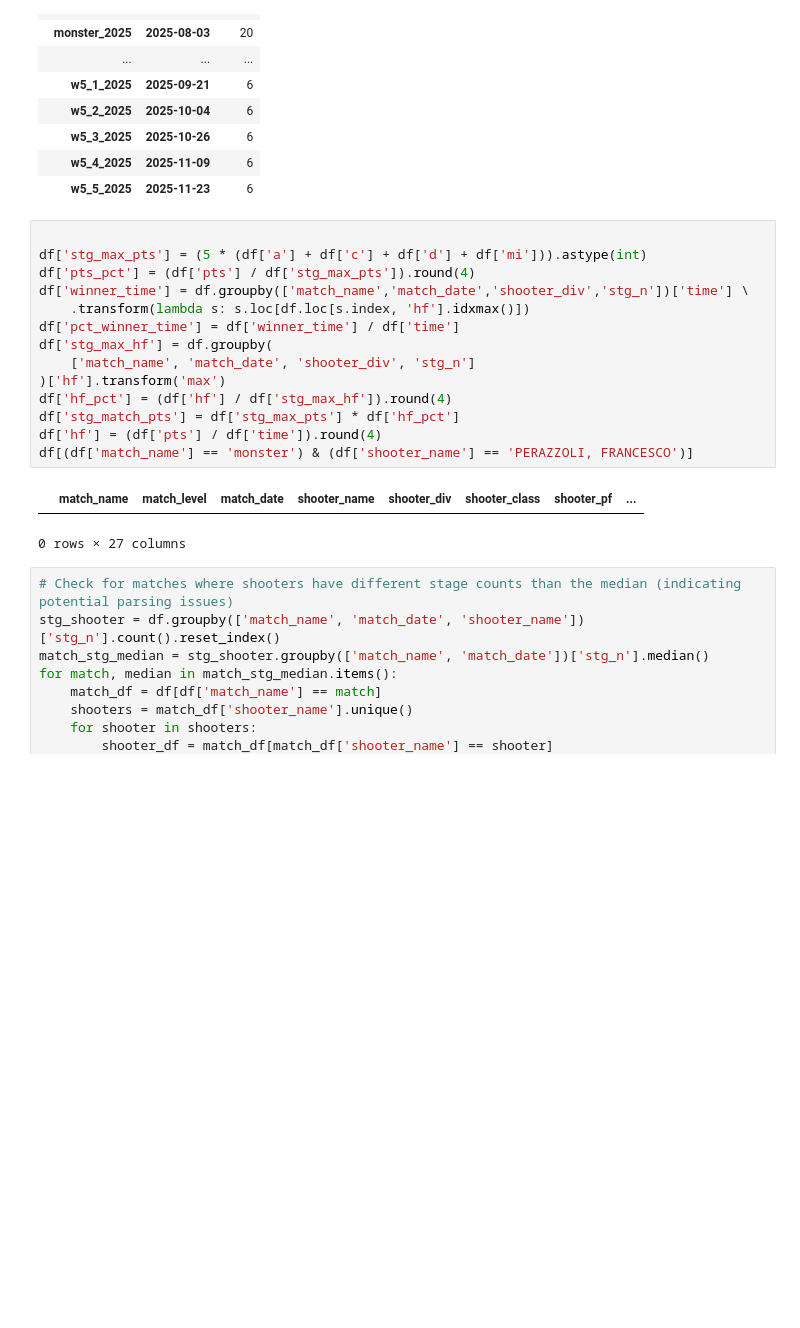
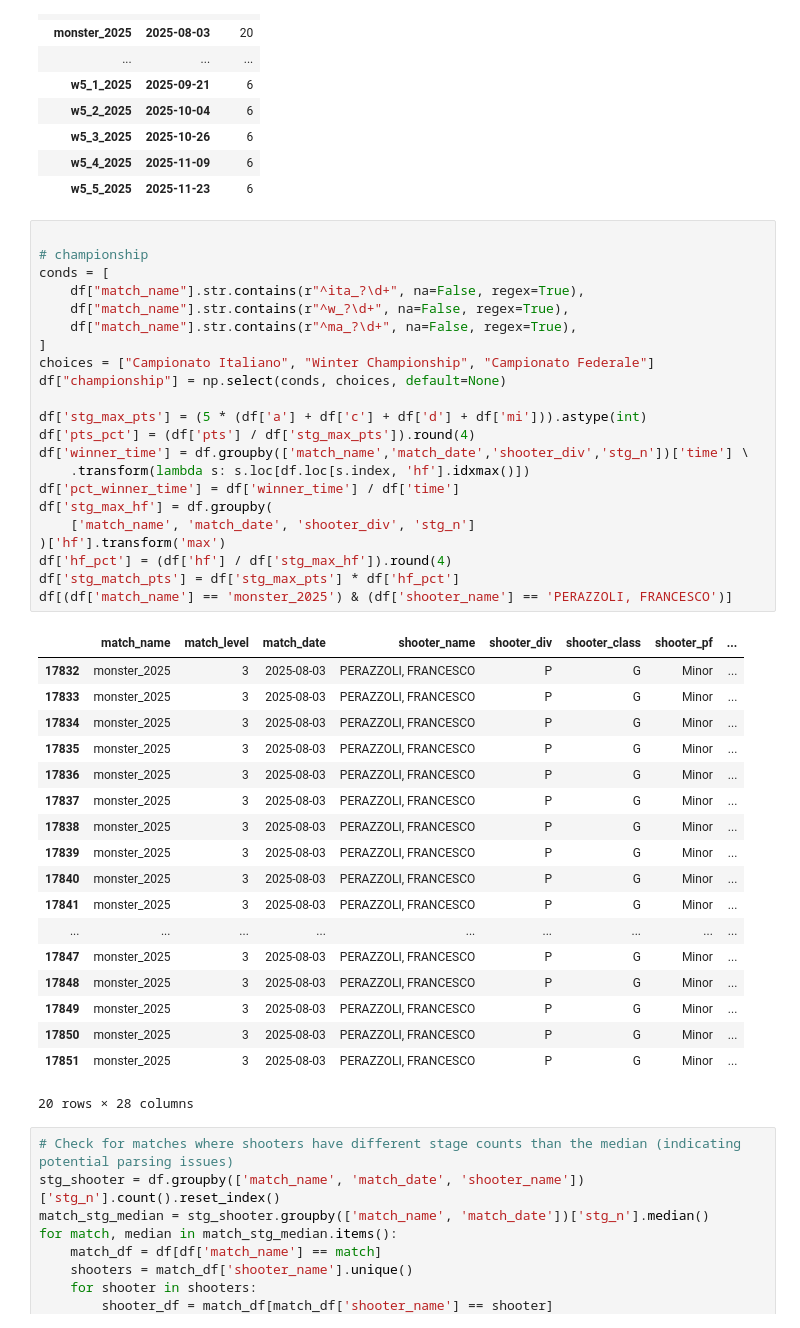
Before and after one commit to antobzzll/ipsc-performance, a Jupyter notebook: data/scraper2 copy 2.ipynb, the cells around one changed output. Cells and saved outputs as stored; diff of their text form; blank space fills up the shorter version.

```diff
--- a/data/scraper2 copy.ipynb
+++ b/data/scraper2 copy 2.ipynb
@@ -250,22 +250,46 @@ df[df["shooter_name"].str.contains("BUZZELLI, ANTONIO", na=False)].groupby(['mat
 | w5_4_2025 | 2025-11-09 | 6 |
 | w5_5_2025 | 2025-11-23 | 6 |
 # %%
+
+# championship
+conds = [
+    df["match_name"].str.contains(r"^ita_?\d+", na=False, regex=True),
+    df["match_name"].str.contains(r"^w_?\d+", na=False, regex=True),
+    df["match_name"].str.contains(r"^ma_?\d+", na=False, regex=True),
+]
+choices = ["Campionato Italiano", "Winter Championship", "Campionato Federale"]
+df["championship"] = np.select(conds, choices, default=None)
 
 df['stg_max_pts'] = (5 * (df['a'] + df['c'] + df['d'] + df['mi'])).astype(int)
 df['pts_pct'] = (df['pts'] / df['stg_max_pts']).round(4)
 df['winner_time'] = df.groupby(['match_name','match_date','shooter_div','stg_n'])['time'] \
     .transform(lambda s: s.loc[df.loc[s.index, 'hf'].idxmax()])
 df['pct_winner_time'] = df['winner_time'] / df['time']
 df['stg_max_hf'] = df.groupby(
     ['match_name', 'match_date', 'shooter_div', 'stg_n']
 )['hf'].transform('max')
 df['hf_pct'] = (df['hf'] / df['stg_max_hf']).round(4)
 df['stg_match_pts'] = df['stg_max_pts'] * df['hf_pct']
-df['hf'] = (df['pts'] / df['time']).round(4)
-df[(df['match_name'] == 'monster') & (df['shooter_name'] == 'PERAZZOLI, FRANCESCO')]
+df[(df['match_name'] == 'monster_2025') & (df['shooter_name'] == 'PERAZZOLI, FRANCESCO')]
 # %% [output]
 |  | match_name | match_level | match_date | shooter_name | shooter_div | shooter_class | shooter_pf | ... |
+| 17832 | monster_2025 | 3 | 2025-08-03 | PERAZZOLI, FRANCESCO | P | G | Minor | ... |
+| 17833 | monster_2025 | 3 | 2025-08-03 | PERAZZOLI, FRANCESCO | P | G | Minor | ... |
+| 17834 | monster_2025 | 3 | 2025-08-03 | PERAZZOLI, FRANCESCO | P | G | Minor | ... |
+| 17835 | monster_2025 | 3 | 2025-08-03 | PERAZZOLI, FRANCESCO | P | G | Minor | ... |
+| 17836 | monster_2025 | 3 | 2025-08-03 | PERAZZOLI, FRANCESCO | P | G | Minor | ... |
+| 17837 | monster_2025 | 3 | 2025-08-03 | PERAZZOLI, FRANCESCO | P | G | Minor | ... |
+| 17838 | monster_2025 | 3 | 2025-08-03 | PERAZZOLI, FRANCESCO | P | G | Minor | ... |
+| 17839 | monster_2025 | 3 | 2025-08-03 | PERAZZOLI, FRANCESCO | P | G | Minor | ... |
+| 17840 | monster_2025 | 3 | 2025-08-03 | PERAZZOLI, FRANCESCO | P | G | Minor | ... |
+| 17841 | monster_2025 | 3 | 2025-08-03 | PERAZZOLI, FRANCESCO | P | G | Minor | ... |
+| ... | ... | ... | ... | ... | ... | ... | ... | ... |
+| 17847 | monster_2025 | 3 | 2025-08-03 | PERAZZOLI, FRANCESCO | P | G | Minor | ... |
+| 17848 | monster_2025 | 3 | 2025-08-03 | PERAZZOLI, FRANCESCO | P | G | Minor | ... |
+| 17849 | monster_2025 | 3 | 2025-08-03 | PERAZZOLI, FRANCESCO | P | G | Minor | ... |
+| 17850 | monster_2025 | 3 | 2025-08-03 | PERAZZOLI, FRANCESCO | P | G | Minor | ... |
+| 17851 | monster_2025 | 3 | 2025-08-03 | PERAZZOLI, FRANCESCO | P | G | Minor | ... |
-0 rows × 27 columns
+20 rows × 28 columns
 # %%
 # Check for matches where shooters have different stage counts than the median (indicating potential parsing issues)
 stg_shooter = df.groupby(['match_name', 'match_date', 'shooter_name'])['stg_n'].count().reset_index()
```
Also changed, not shown: parts of 5 cells of this notebook, 11 other files.
